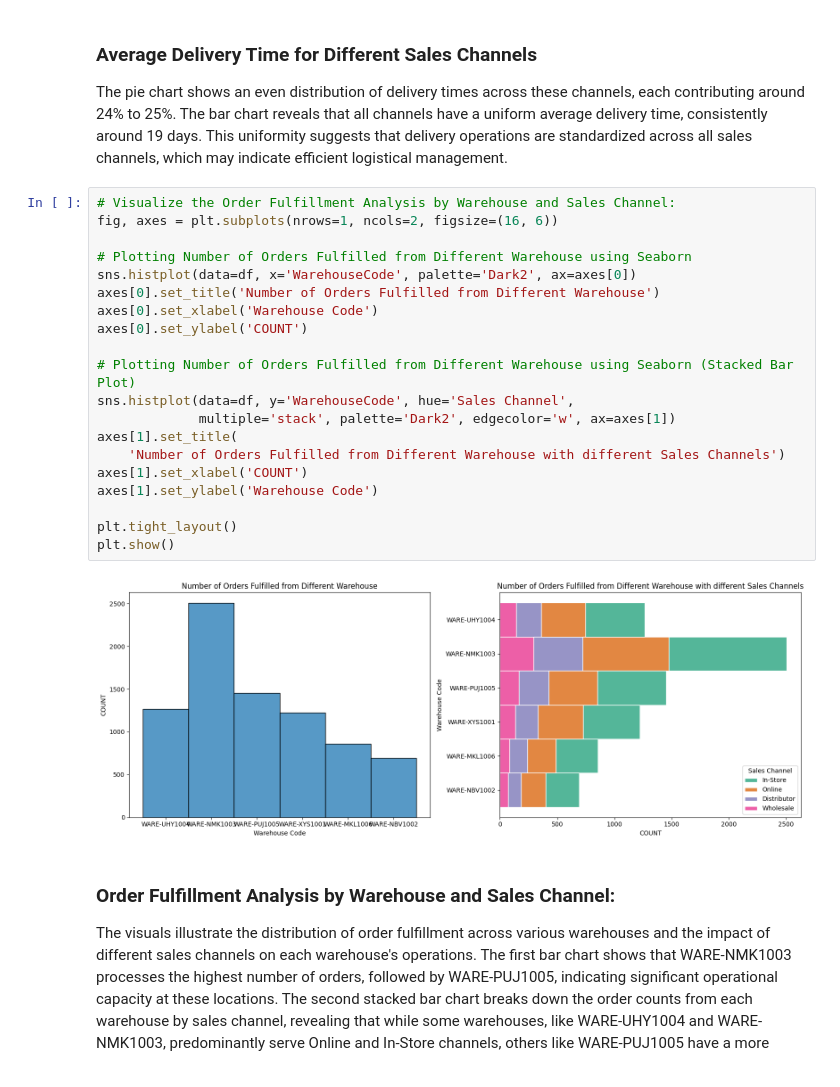
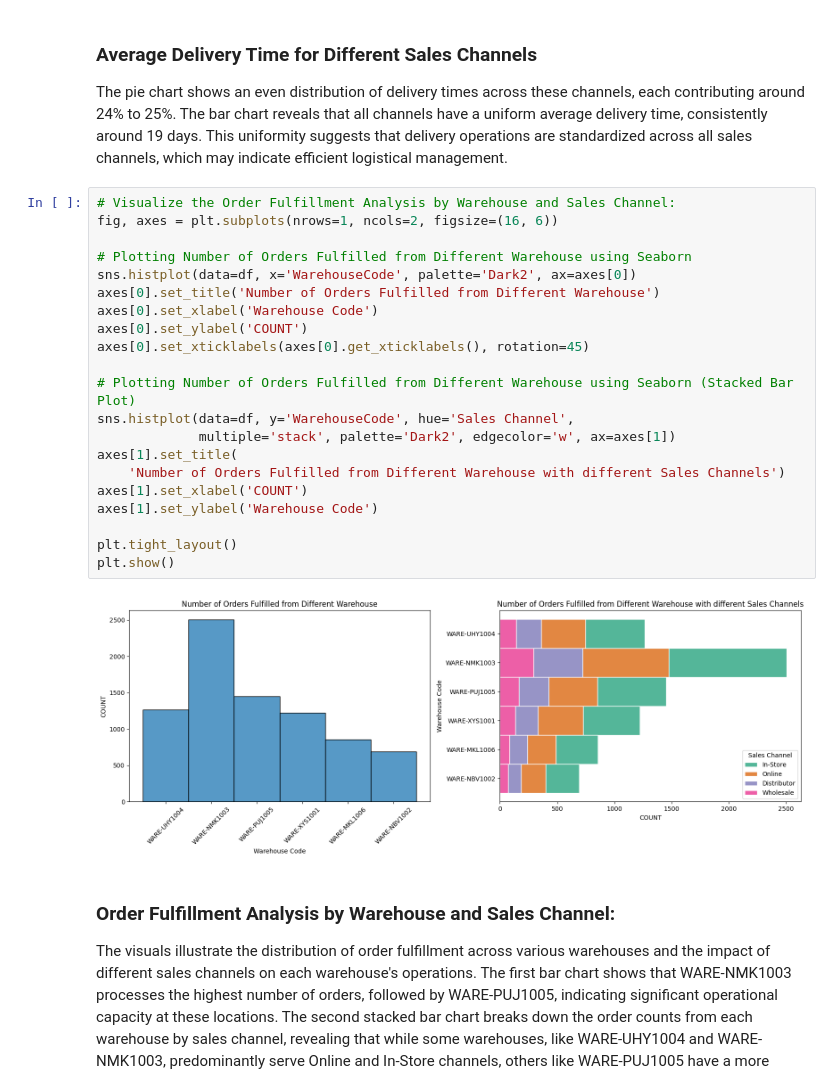
Before and after one commit to NataliaMikh/supply-chain-analysis, a Jupyter notebook: main.ipynb, the cells around one changed output. Cells and saved outputs as stored; diff of their text form.

```diff
--- a/main.ipynb
+++ b/main.ipynb
@@ -315,25 +315,26 @@ The pie chart shows an even distribution of delivery times across these channels
 # %%
 # Visualize the Order Fulfillment Analysis by Warehouse and Sales Channel:
 fig, axes = plt.subplots(nrows=1, ncols=2, figsize=(16, 6))
 
 # Plotting Number of Orders Fulfilled from Different Warehouse using Seaborn
 sns.histplot(data=df, x='WarehouseCode', palette='Dark2', ax=axes[0])
 axes[0].set_title('Number of Orders Fulfilled from Different Warehouse')
 axes[0].set_xlabel('Warehouse Code')
 axes[0].set_ylabel('COUNT')
+axes[0].set_xticklabels(axes[0].get_xticklabels(), rotation=45)
 
 # Plotting Number of Orders Fulfilled from Different Warehouse using Seaborn (Stacked Bar Plot)
 sns.histplot(data=df, y='WarehouseCode', hue='Sales Channel',
              multiple='stack', palette='Dark2', edgecolor='w', ax=axes[1])
 axes[1].set_title(
     'Number of Orders Fulfilled from Different Warehouse with different Sales Channels')
 axes[1].set_xlabel('COUNT')
 axes[1].set_ylabel('Warehouse Code')
 
 plt.tight_layout()
 plt.show()
 # %% [output]
-[figure, old version]
+[figure, new version]
 # %% [markdown]
 ### **Order Fulfillment Analysis by Warehouse and Sales Channel:**
 
```
Also changed, not shown: parts of 2 cells of this notebook, 3 other files.
